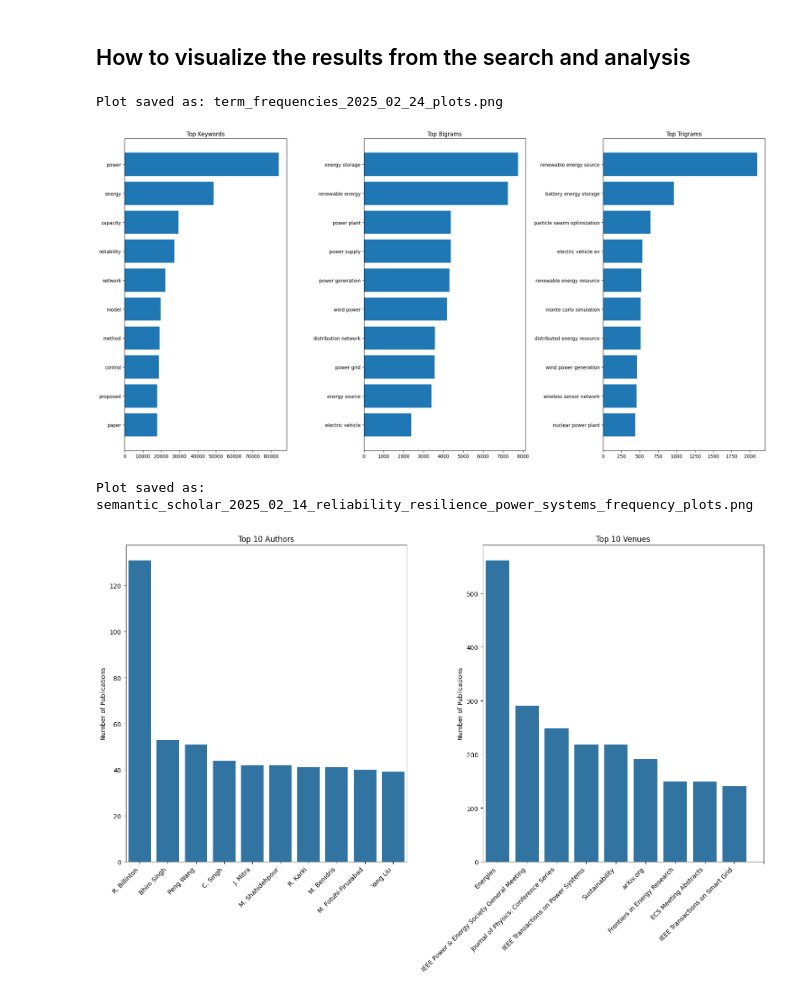
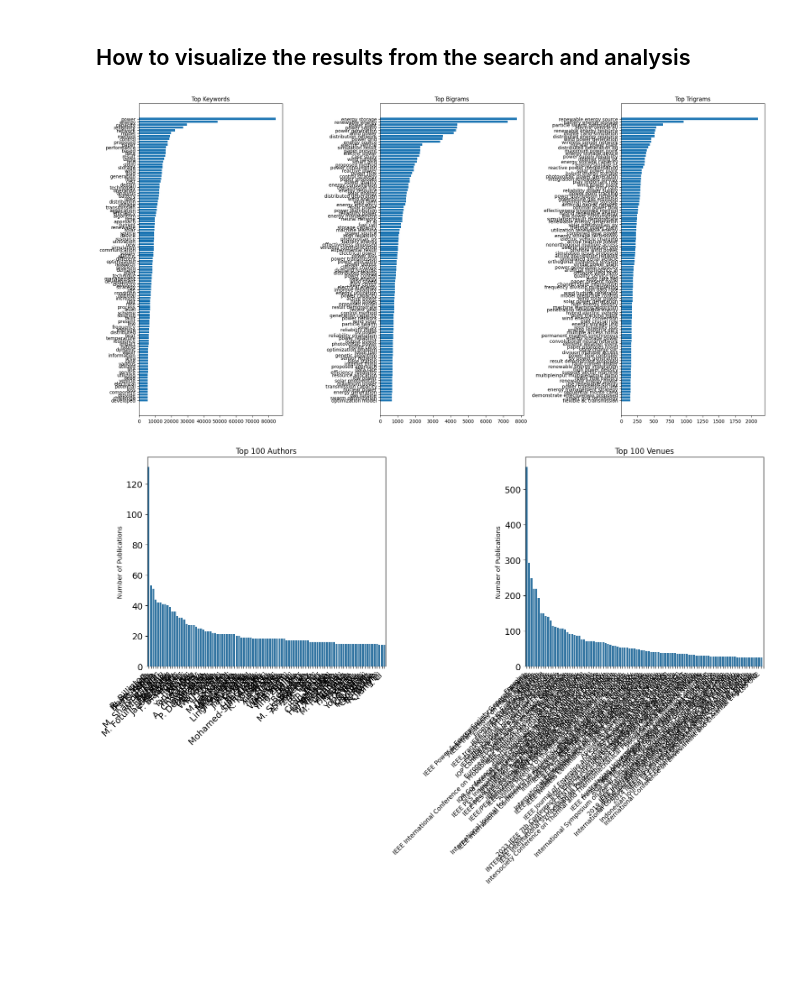
Before and after one commit to stigsimo/Literature-search-and-analysis, a Jupyter notebook: Visializations.ipynb, the cells around one changed output. Cells and saved outputs as stored; diff of their text form; code cells hidden in the pictures; blank space fills up the shorter version.

Commit message:
updated dependencies, added time estimation, fixed stop-word issue and updated visualization

```diff
--- a/Visializations.ipynb
+++ b/Visializations.ipynb
@@ -16,12 +16,15 @@ def plot_top_terms(freq_dict, ax, title, n_terms):
     ax.barh(terms, freqs)
     ax.set_title(title)
     ax.invert_yaxis()
+    ax.set_yticklabels(ax.get_yticklabels(),fontsize=10)
+    ax.set_xticklabels(ax.get_xticklabels(),fontsize=10)
 
 
 def plot_term_frequencies(filename, n_terms=20,save=False):
     file_prefix = filename.replace('.json', '')
+    filepath=os.path.join(SAVE_DIR,filename)
     # Load frequencies
-    with open(filename, 'r', encoding='utf-8') as f:
+    with open(filepath, 'r', encoding='utf-8') as f:
         frequencies = json.load(f)
 
     # Plot settings
@@ -68,7 +71,8 @@ def plot_frequencies(file_prefix, n_items=10, save=False):
         # Plot authors
         sns.barplot(data=top_authors, x='Author', y='Frequency', ax=ax1)
         ax1.set_xticks(range(len(top_authors)))
-        ax1.set_xticklabels(ax1.get_xticklabels(), rotation=45, ha='right')
+        ax1.set_xticklabels(ax1.get_xticklabels(), rotation=45, ha='right',fontsize=14)
+        ax1.set_yticklabels(ax1.get_yticklabels(),fontsize=14)
         ax1.set_title(f"Top {n_items} Authors")
         ax1.set_xlabel('')
         ax1.set_ylabel('Number of Publications')
@@ -77,6 +81,7 @@ def plot_frequencies(file_prefix, n_items=10, save=False):
         sns.barplot(data=top_venues, x='Venue', y='Frequency', ax=ax2)
         ax2.set_xticks(range(len(top_venues)))
         ax2.set_xticklabels(ax2.get_xticklabels(), rotation=45, ha='right')
+        ax2.set_yticklabels(ax2.get_yticklabels(),fontsize=14)
         ax2.set_title(f"Top {n_items} Venues")
         ax2.set_xlabel('')
         ax2.set_ylabel('Number of Publications')
@@ -93,15 +98,15 @@ def plot_frequencies(file_prefix, n_items=10, save=False):
         print(f"Error occurred: {str(e)}")
 # %%
 # plot the keyword/ngram frequency and author frequency
-plot_term_frequencies('term_frequencies_2025_02_24.json',n_terms=10, save=True)
+n=100
+save=False
+plot_term_frequencies('term_frequencies_2025_02_24.json',n_terms=n, save=save)
 # Usage
 filename = "semantic_scholar_2025_02_14_reliability_resilience_power_systems"
-plot_frequencies(filename, n_items=10, save=True)
+plot_frequencies(filename, n_items=n, save=save)
 # %% [output]
-Plot saved as: term_frequencies_2025_02_24_plots.png
-[figure, old version]
+[figure, new version]
-Plot saved as: semantic_scholar_2025_02_14_reliability_resilience_power_systems_frequency_plots.png
-[figure, old version]
+[figure, new version]
 # %%
 
 def plot_topic_keywords(topic_keywords, field):
```
Also changed, not shown: 4 other files.
